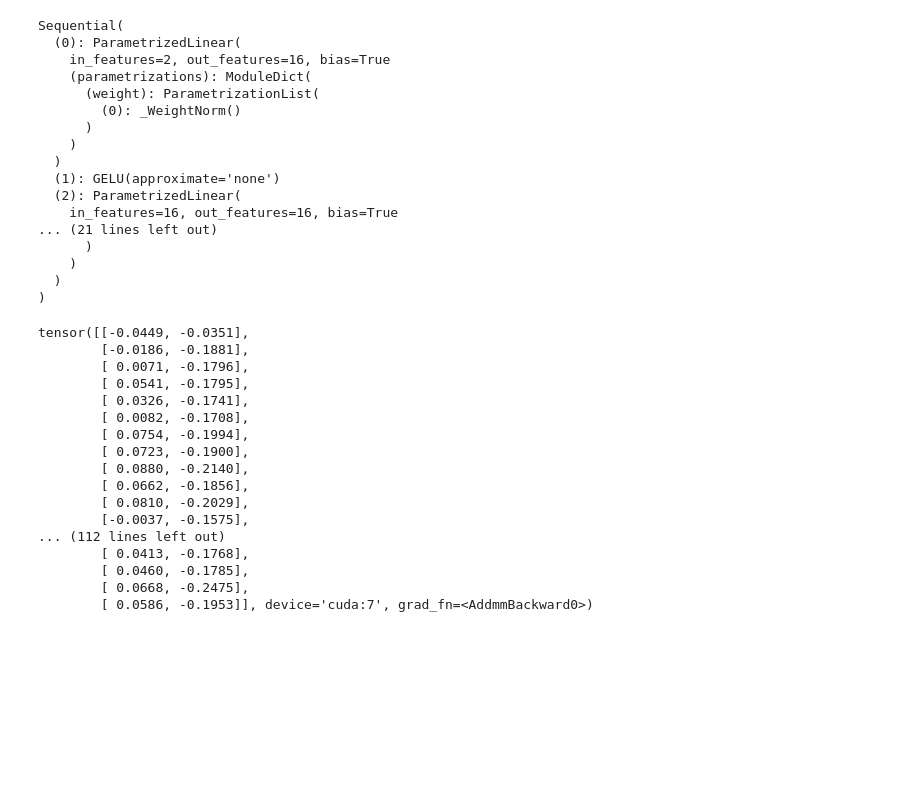
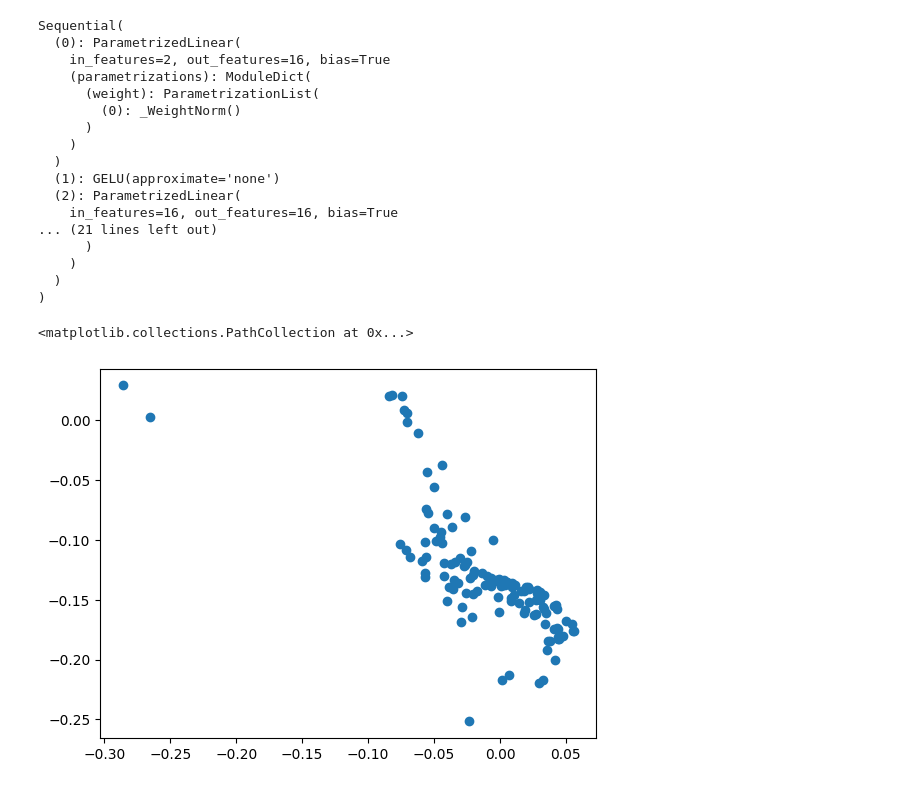
Before and after one commit to NathanSoeding/sensorium, a Jupyter notebook: perspective/perspective_train.ipynb, the cells around one changed output. Cells and saved outputs as stored; diff of their text form; code cells hidden in the pictures; blank space fills up the shorter version.

```diff
--- a/perspective/perspective_train.ipynb
+++ b/perspective/perspective_train.ipynb
@@ -182,22 +182,9 @@ Sequential(
   )
 )
 # %%
-model.perspective[data_key].retina.mlp(batch.pupil_center)
+angles = model.perspective[data_key].retina.mlp(batch.pupil_center).detach().cpu().numpy()
-# %% [output]
-tensor([[-0.0449, -0.0351],
-        [-0.0186, -0.1881],
-        [ 0.0071, -0.1796],
-        [ 0.0541, -0.1795],
-        [ 0.0326, -0.1741],
-        [ 0.0082, -0.1708],
-        [ 0.0754, -0.1994],
-        [ 0.0723, -0.1900],
-        [ 0.0880, -0.2140],
-        [ 0.0662, -0.1856],
-        [ 0.0810, -0.2029],
-        [-0.0037, -0.1575],
-... (112 lines left out)
-        [ 0.0413, -0.1768],
-        [ 0.0460, -0.1785],
-        [ 0.0668, -0.2475],
-        [ 0.0586, -0.1953]], device='cuda:7', grad_fn=<AddmmBackward0>)
+# %%
+plt.scatter(angles[:, 0], angles[:, 1])
+# %% [output]
+<matplotlib.collections.PathCollection at 0x...>
+[figure, added]
```
Also changed, not shown: parts of 4 cells of this notebook, 1 other file.
